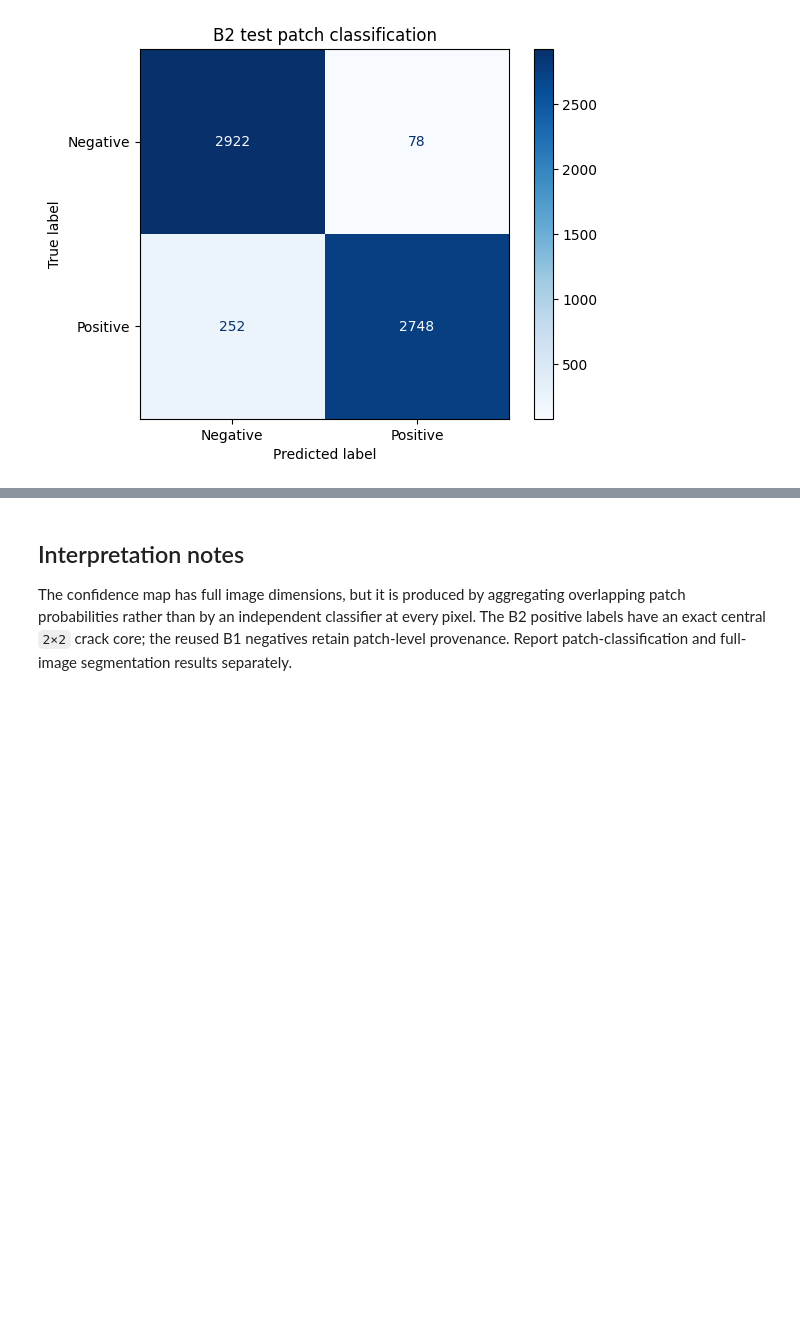
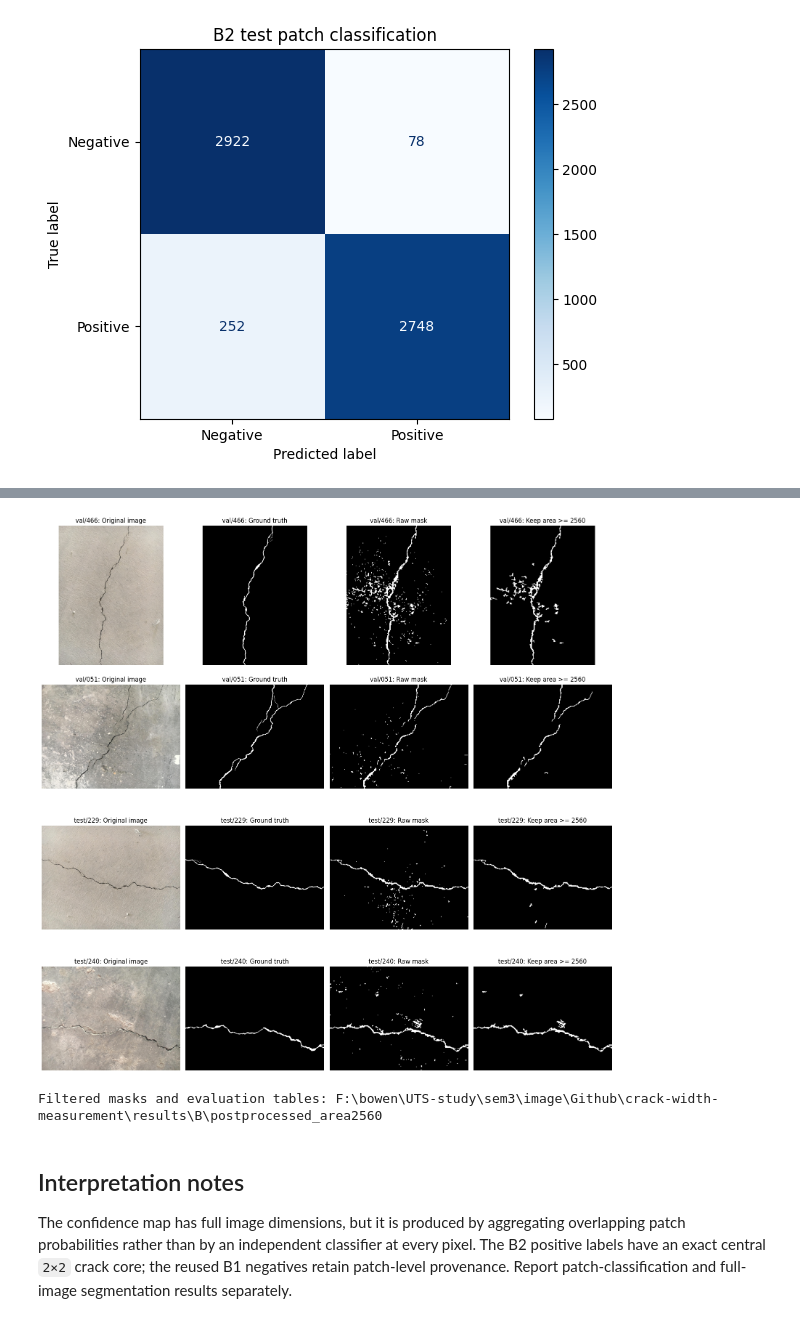
Before and after one commit to seungminLEE25392059/crack-width-measurement, a Jupyter notebook: notebooks/method_b_hog_glcm_svm.ipynb, the cells around one changed output, grey strips where cells are left out. Drawn from its saved outputs; the diff is of its cells as text; code cells hidden in the pictures; blank space fills up the shorter version.

```diff
--- a/notebooks/method_b_hog_glcm_svm.ipynb
+++ b/notebooks/method_b_hog_glcm_svm.ipynb
@@ -165,8 +163,10 @@ def validation_threshold_table():
         image, reference = data.load_pair(image_id)
         _, confidence = method_b.segment_b(image, model, params)
         utils.save_prob(confidence, utils.result_path('B', 'val', image_id, 'prob'))
+        confidence = utils.read_prob(utils.result_path('B', 'val', image_id, 'prob'))
         for threshold in THRESHOLDS:
-            counts = strict_counts(confidence >= threshold, reference)
+            prediction = method_b.mask_from_confidence_b(confidence, {**params, 'threshold': float(threshold)})
+            counts = strict_counts(prediction, reference)
             totals[float(threshold)] = [a + b for a, b in zip(totals[float(threshold)], counts)]
         print(f'validation {index}/{len(split["val"])}: {image_id}')
     return pd.DataFrame([{'threshold': threshold, **metrics_from_triplet(*counts)}
@@ -219,7 +183,8 @@ validation_thresholds.to_csv(config.EVAL_DIR / 'method_b_validation_thresholds.c
 
 for image_id in split['val']:
     confidence = utils.read_prob(utils.result_path('B', 'val', image_id, 'prob'))
-    utils.save_mask(confidence >= params['threshold'], utils.result_path('B', 'val', image_id))
+    prediction = method_b.mask_from_confidence_b(confidence, params)
+    utils.save_mask(prediction, utils.result_path('B', 'val', image_id))
 
 print('Frozen validation-selected threshold:', params['threshold'])
 display(best.to_frame('validation').T)
@@ -237,7 +197,7 @@ fig, axes = plt.subplots(len(example_ids), 4, figsize=(15, 4 * len(example_ids))
 for row, image_id in enumerate(example_ids):
     image, reference = data.load_pair(image_id)
     confidence = utils.read_prob(utils.result_path('B', 'val', image_id, 'prob'))
-    prediction = confidence >= params['threshold']
+    prediction = method_b.mask_from_confidence_b(confidence, params)
     for axis, value, title, cmap in zip(
         axes[row],
         (image, reference, confidence, prediction),
@@ -314,3 +384,21 @@ test 69/69: 607
+# %%
+examples = pd.concat([changes[changes.split == name].nlargest(2, 'removed_pixels') for name in ('val', 'test')])
+fig, axes = plt.subplots(len(examples), 4, figsize=(16, 4 * len(examples)), squeeze=False)
+for row, entry in enumerate(examples.itertuples(index=False)):
+    image, reference = data.load_pair(entry.image_id)
+    raw = utils.read_mask(utils.result_path('B', entry.split, entry.image_id))
+    filtered = utils.read_mask(OUTPUT / entry.split / f'{entry.image_id}.png')
+    for axis, value, title in zip(axes[row], (image, reference, raw, filtered),
+                                 ('Original image', 'Ground truth', 'Raw mask', f'Keep area >= {MIN_AREA}')):
+        axis.imshow(value, cmap='gray' if value.ndim == 2 else None)
+        axis.set_title(f'{entry.split}/{entry.image_id}: {title}')
+        axis.axis('off')
+plt.tight_layout()
+plt.show()
+print('Filtered masks and evaluation tables:', OUTPUT)
+# %% [output]
+[figure, added]
+Filtered masks and evaluation tables: F:\bowen\UTS-study\sem3\image\Github\crack-width-measurement\results\B\postprocessed_area2560
 # %% [markdown]
 ## Interpretation notes
 
```
Also changed, not shown: parts of 14 cells of this notebook, 4 other files.
